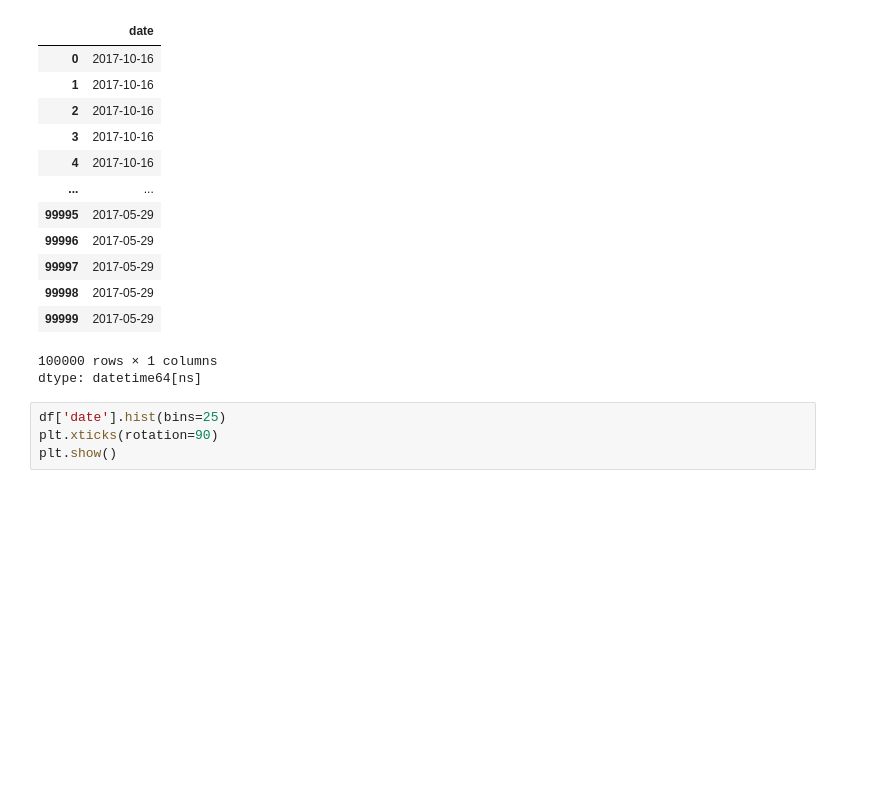
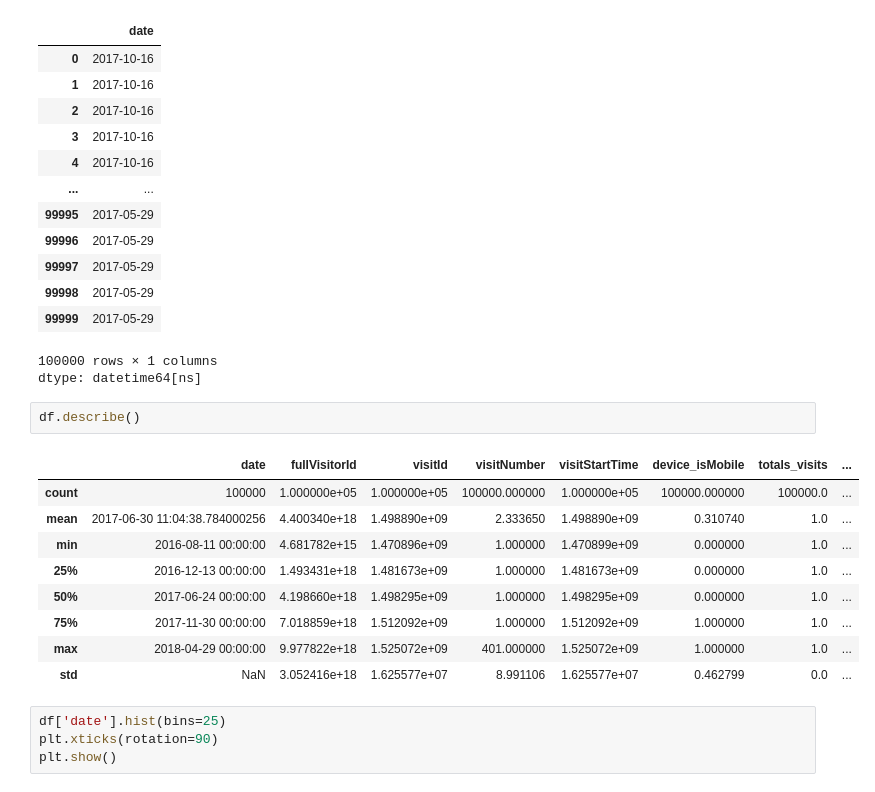
Before and after one commit to mssamoilenko/Data_enginWindow, a Jupyter notebook: Data_engineering.ipynb, the cells around one changed output. Cells and saved outputs as stored; diff of their text form; blank space fills up the shorter version.

```diff
--- a/Data_engineering.ipynb
+++ b/Data_engineering.ipynb
@@ -62,6 +61,18 @@ df['date']
 | 99999 | 2017-05-29 |
 100000 rows × 1 columns
 dtype: datetime64[ns]
+# %%
+df.describe()
+# %% [output]
+|  | date | fullVisitorId | visitId | visitNumber | visitStartTime | device_isMobile | totals_visits | ... |
+| count | 100000 | 1.000000e+05 | 1.000000e+05 | 100000.000000 | 1.000000e+05 | 100000.000000 | 100000.0 | ... |
+| mean | 2017-06-30 11:04:38.784000256 | 4.400340e+18 | 1.498890e+09 | 2.333650 | 1.498890e+09 | 0.310740 | 1.0 | ... |
+| min | 2016-08-11 00:00:00 | 4.681782e+15 | 1.470896e+09 | 1.000000 | 1.470899e+09 | 0.000000 | 1.0 | ... |
+| 25% | 2016-12-13 00:00:00 | 1.493431e+18 | 1.481673e+09 | 1.000000 | 1.481673e+09 | 0.000000 | 1.0 | ... |
+| 50% | 2017-06-24 00:00:00 | 4.198660e+18 | 1.498295e+09 | 1.000000 | 1.498295e+09 | 0.000000 | 1.0 | ... |
+| 75% | 2017-11-30 00:00:00 | 7.018859e+18 | 1.512092e+09 | 1.000000 | 1.512092e+09 | 1.000000 | 1.0 | ... |
+| max | 2018-04-29 00:00:00 | 9.977822e+18 | 1.525072e+09 | 401.000000 | 1.525072e+09 | 1.000000 | 1.0 | ... |
+| std | NaN | 3.052416e+18 | 1.625577e+07 | 8.991106 | 1.625577e+07 | 0.462799 | 0.0 | ... |
 # %%
 df['date'].hist(bins=25)
 plt.xticks(rotation=90)
```
Also changed, not shown: parts of 11 cells of this notebook.
